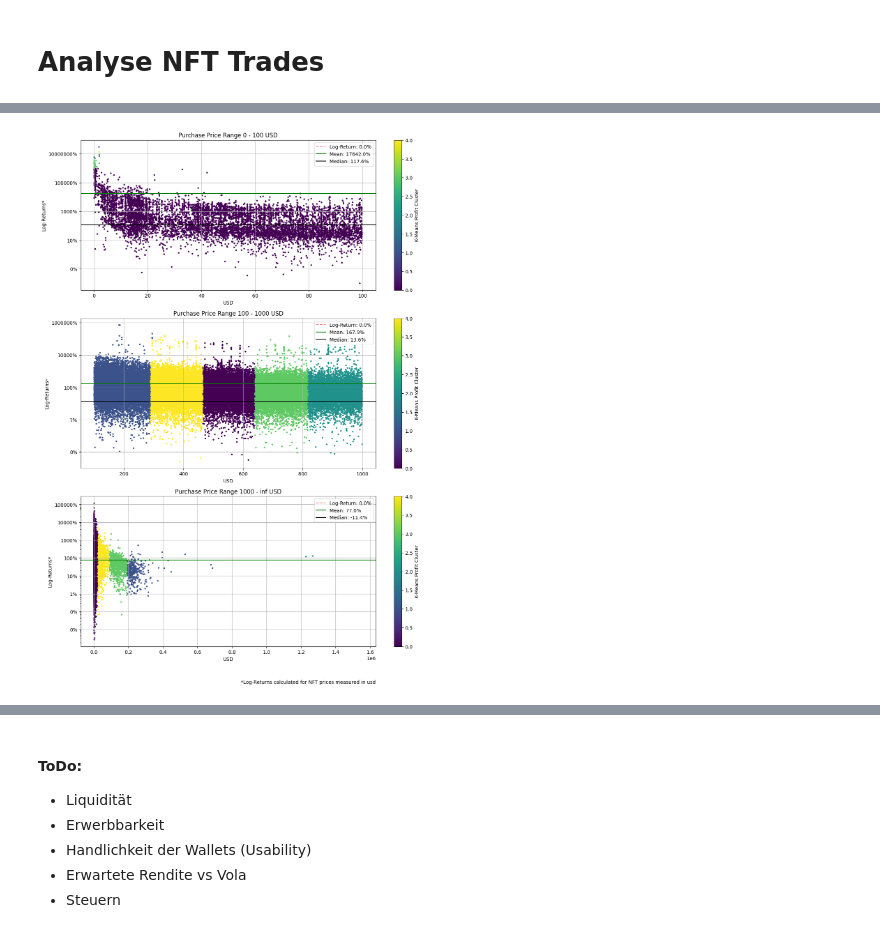
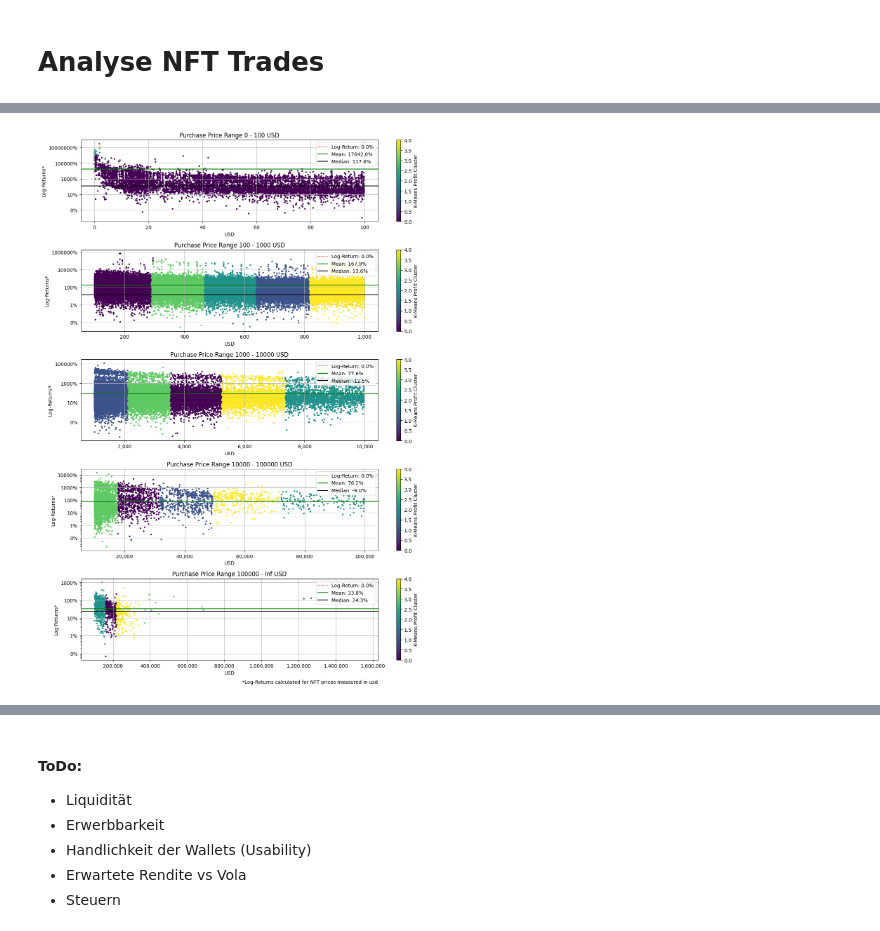
Before and after one commit to vfcapital/bachelor-thesis, a Jupyter notebook: bachelorthesis/notebooks/trade_analysis.ipynb, the cells around one changed output, grey strips where cells are left out. Cells and saved outputs as stored; diff of their text form; code cells hidden in the pictures.

Commit message:
finished plotting

```diff
--- a/bachelorthesis/notebooks/trade_analysis.ipynb
+++ b/bachelorthesis/notebooks/trade_analysis.ipynb
@@ -151,8 +411,8 @@ outlier_aware_hist(nft_trades["profit_usd"], -1, 10)
 # %%
-splits = [100, 1000, np.inf]
+splits = [100, 1000, 10000, 100000, np.inf]
 currency = "usd"
 
 plot_figure_profit_per_price(splits, currency, nft_trades)
 # %% [output]
-[figure, old version]
+[figure, new version]
 # %%
```
Also changed, not shown: parts of 63 cells of this notebook, 8 other files.
